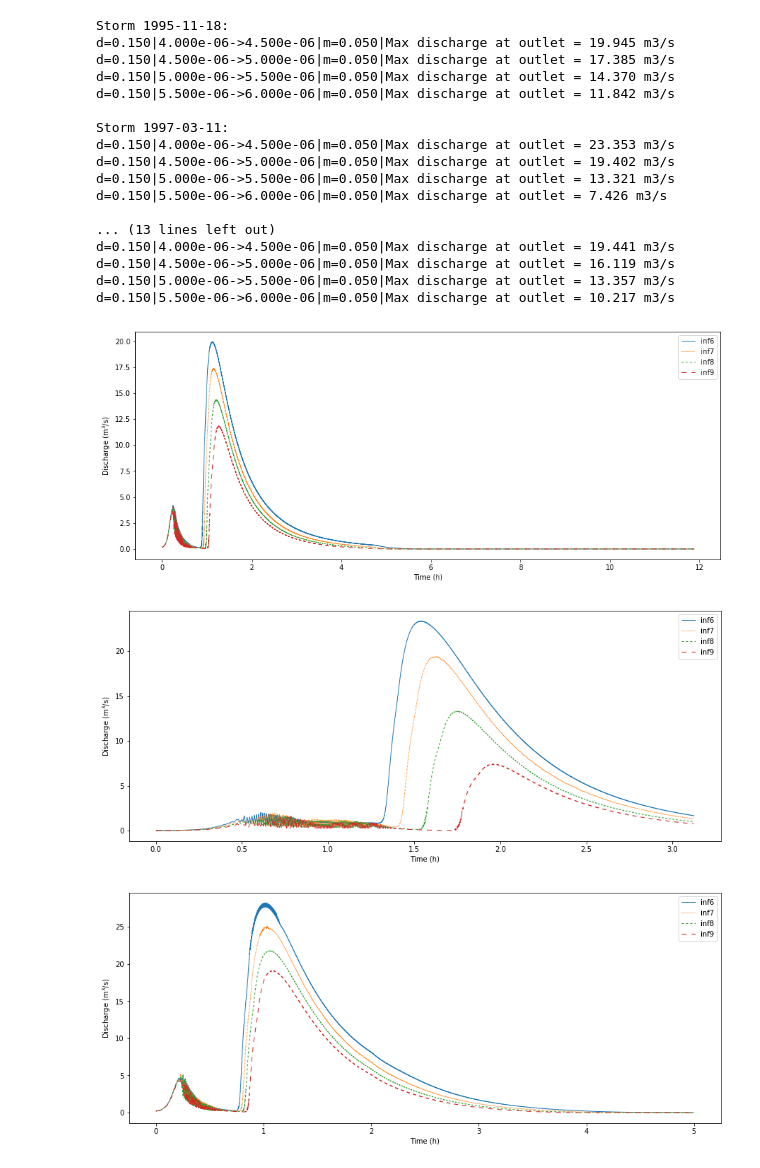
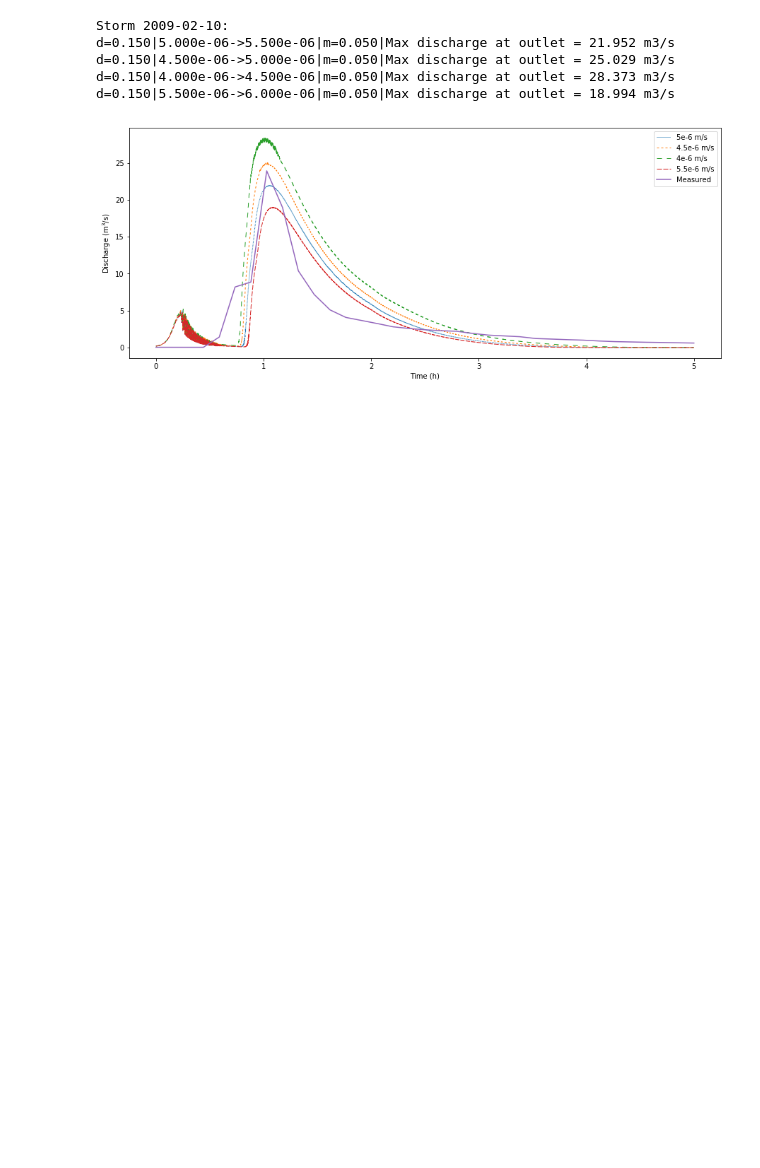
Before and after one commit to ismari92/LandlabSurfaceRunOffModel, a Jupyter notebook: calibration/InfiltrationAndStormCalibrationDemLoop.ipynb, the cells around one changed output. Saved outputs shown, nothing was run; the diff lists cells and outputs as text; code cells hidden in the pictures; blank space fills up the shorter version.

Commit message:
measured data added to calibration

```diff
--- a/calibration/InfiltrationAndStormCalibrationDemLoop.ipynb
+++ b/calibration/InfiltrationAndStormCalibrationDemLoop.ipynb
@@ -60,3 +60,31 @@ showPlots = False
 
 # The dash list is a even size list that gives the ink on, ink off in pixels.
 dashList = [(3,0),(1,1),(3,3),(7,7),(7,2),(5,2,2,2,5,2),(2,2,7,2,2,2),(3,3,2,2),(5,2,10,2),(10,5,20,5)]
+# %%
+cal = np.loadtxt('../calibrationData/Reworked/flows_20090210.csv')
+# print(cal)
+
+q = 5
+p = 0
+b = 59
+a = 25
+
+m = (q-p)/(b-a)
+c = q - m*(b-1)
+
+c_time = m*cal[:,0] + c
+
+print(c_time)
+
+vtest = (c_time >=0) & (c_time <=5)
+cc = c_time[np.where(vtest)]
+dd = cal[np.where(vtest),1]
+print(cc)
+print(dd)
+
+cum = np.cumsum(np.array(dd)[0]*np.diff(np.array(cc)))*3600.
+print(cum)
+
+plt.plot(cc,dd[0])
+plt.show()
+ln = 'Measured data'
@@ -63,5 +110,6 @@ dashList = [(3,0),(1,1),(3,3),(7,7),(7,2),(5,2,2,2,5,2),(2,2,7,2,2,2),(3,3,2,2),
 # %%
-for i, storm_flag in enumerate(['1995-11-18','1997-03-11','2009-02-10','2010-12-08','2012-11-24']):
+# for i, storm_flag in enumerate(['1995-11-18','1997-03-11','2009-02-10','2010-12-08','2012-11-24']):
+for i, storm_flag in enumerate(['2009-02-10']):
 
     print('\nStorm {}:'.format(storm_flag))
 
@@ -100,54 +148,44 @@ for i, storm_flag in enumerate(['1995-11-18','1997-03-11','2009-02-10','2010-12-
     for soil_type in soilType:
 
         # for each hydraulic conductivity
         for m, hyd in enumerate(hydCondDict):
+
             min_h = hydCondDict[hyd][0]
             max_h = hydCondDict[hyd][1]
 
             # for each roughness value
             for key in roughnessDict:
                 mannings_n = roughnessDict[key][0]
 
                 rmg, hydraulic_conductivity, discharge_at_outlet, hydrograph_time, h, d = tools.runModel(
                                         topopath, dem,
                                         soil_type, min_h, max_h,
                                         starting_precip_mmhr, storm_duration,
                                         soilWaterInfiltrationDepth, surfaceWaterDepth,
                                         mannings_n,
                                         boundary, monitorLink,
                                         runHours, reportInterval,
                                         soilInf = True, sinkFiller = False,
                                         showProgress = False, showPlots = False,
                                         noDataValue=noDataValue)
 
                 print('d={:.3f}|{:.3e}->{:.3e}|m={:.3f}|Max discharge at outlet = {:.3f} m3/s'.format(soilWaterInfiltrationDepth, min_h, max_h, mannings_n, max(discharge_at_outlet)))
 
                 # Hydrograph at the outlet node
                 theLegend.append(hyd)
-                plt.plot(hydrograph_time, discharge_at_outlet, linewidth=1, dashes=dashList[m])
+                plt.plot(hydrograph_time, discharge_at_outlet, linewidth=1, dashes=dashList[m+1])
 
-            plt.legend(theLegend)
-            plt.xlabel('Time (h)')
-            plt.ylabel('Discharge (m$^3$/s)')
+        plt.plot(cc,dd[0])
+        theLegend.append(ln)
+
+        plt.legend(theLegend)
+        plt.xlabel('Time (h)')
+        plt.ylabel('Discharge (m$^3$/s)')
             # plt.savefig('hydrograph.png', dpi=300)
 # %% [output]
-Storm 1995-11-18:
-d=0.150|4.000e-06->4.500e-06|m=0.050|Max discharge at outlet = 19.945 m3/s
-d=0.150|4.500e-06->5.000e-06|m=0.050|Max discharge at outlet = 17.385 m3/s
-d=0.150|5.000e-06->5.500e-06|m=0.050|Max discharge at outlet = 14.370 m3/s
-d=0.150|5.500e-06->6.000e-06|m=0.050|Max discharge at outlet = 11.842 m3/s
-
-Storm 1997-03-11:
-d=0.150|4.000e-06->4.500e-06|m=0.050|Max discharge at outlet = 23.353 m3/s
-d=0.150|4.500e-06->5.000e-06|m=0.050|Max discharge at outlet = 19.402 m3/s
-d=0.150|5.000e-06->5.500e-06|m=0.050|Max discharge at outlet = 13.321 m3/s
-d=0.150|5.500e-06->6.000e-06|m=0.050|Max discharge at outlet = 7.426 m3/s
-
-... (13 lines left out)
-d=0.150|4.000e-06->4.500e-06|m=0.050|Max discharge at outlet = 19.441 m3/s
-d=0.150|4.500e-06->5.000e-06|m=0.050|Max discharge at outlet = 16.119 m3/s
-d=0.150|5.000e-06->5.500e-06|m=0.050|Max discharge at outlet = 13.357 m3/s
-d=0.150|5.500e-06->6.000e-06|m=0.050|Max discharge at outlet = 10.217 m3/s
+Storm 2009-02-10:
+d=0.150|5.000e-06->5.500e-06|m=0.050|Max discharge at outlet = 21.952 m3/s
+d=0.150|4.500e-06->5.000e-06|m=0.050|Max discharge at outlet = 25.029 m3/s
+d=0.150|4.000e-06->4.500e-06|m=0.050|Max discharge at outlet = 28.373 m3/s
+d=0.150|5.500e-06->6.000e-06|m=0.050|Max discharge at outlet = 18.994 m3/s
-[figure, old version]
+[figure, new version]
-[figure, removed]
-[figure, removed]
```
Also changed, not shown: parts of 4 cells of this notebook, 2 other files.
